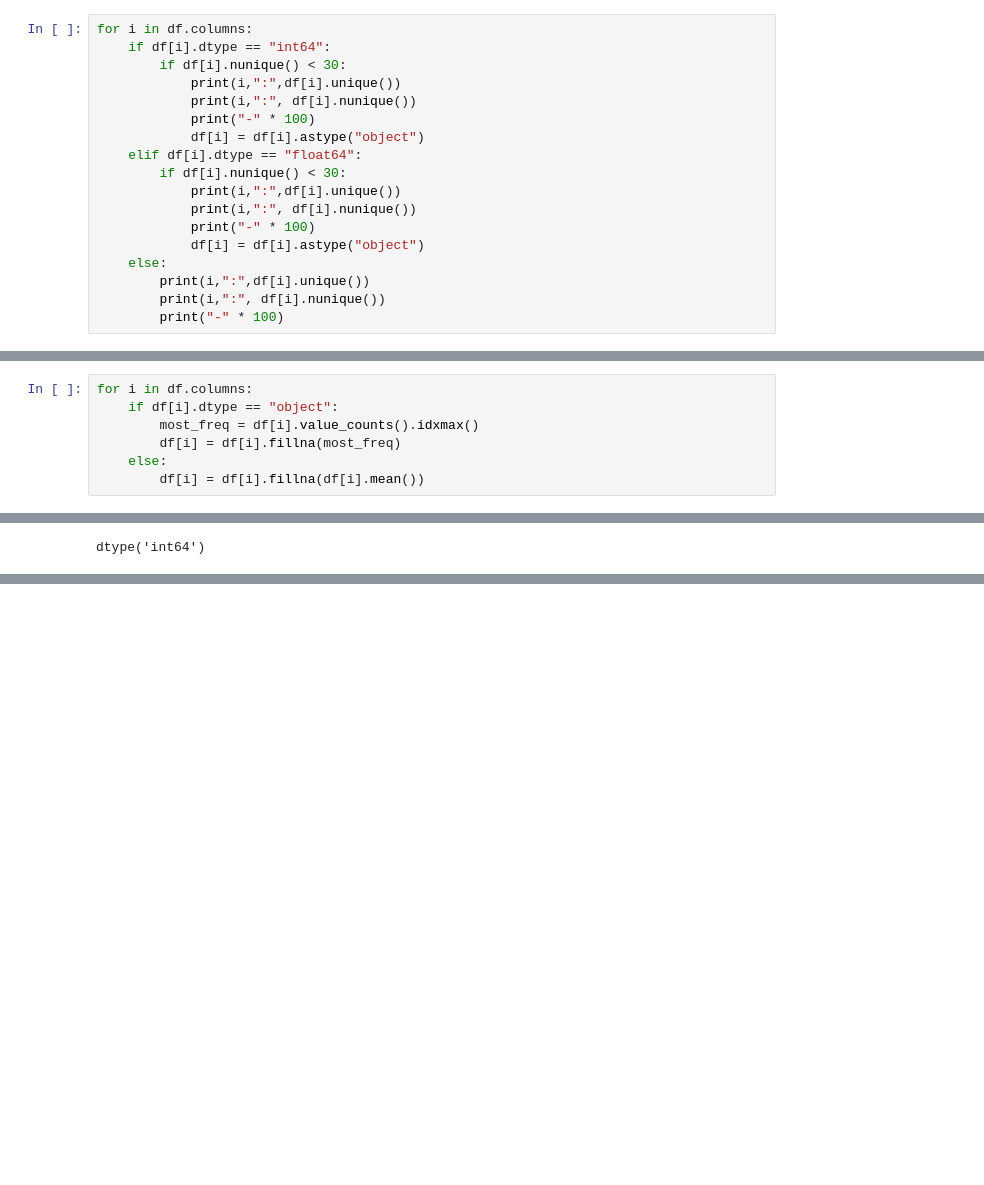
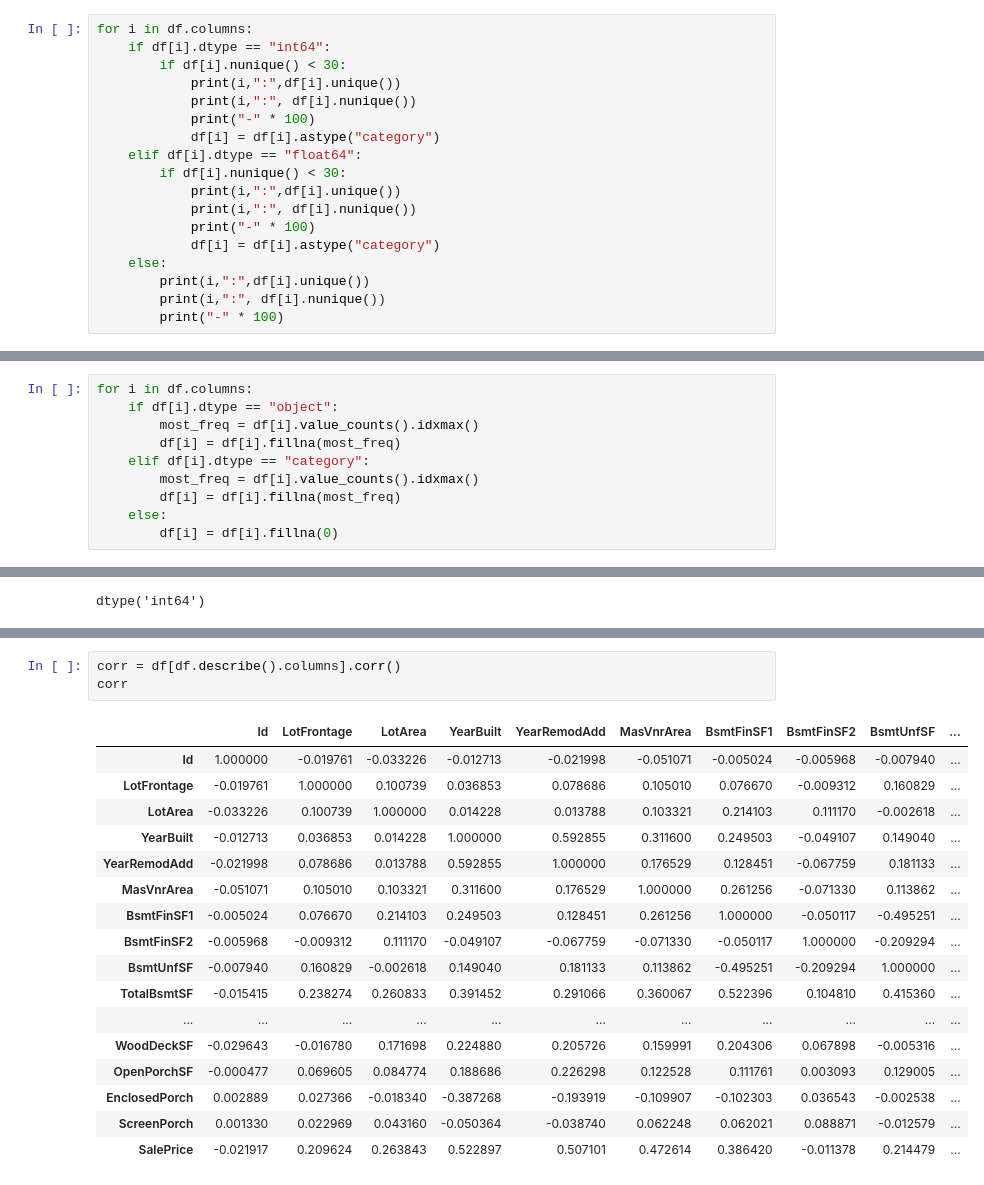
Before and after one commit to choeyunbeom/test-repo, a Jupyter notebook: house_price.ipynb, the cells around one changed output, grey strips where cells are left out. Cells and saved outputs as stored; diff of their text form; blank space fills up the shorter version.

```diff
--- a/house_price.ipynb
+++ b/house_price.ipynb
@@ -85,13 +87,13 @@ for i in df.columns:
             print(i,":",df[i].unique())
             print(i,":", df[i].nunique())
             print("-" * 100)
-            df[i] = df[i].astype("object")
+            df[i] = df[i].astype("category")
     elif df[i].dtype == "float64":
         if df[i].nunique() < 30:
             print(i,":",df[i].unique())
             print(i,":", df[i].nunique())
             print("-" * 100)
-            df[i] = df[i].astype("object")
+            df[i] = df[i].astype("category")
     else:
         print(i,":",df[i].unique())
         print(i,":", df[i].nunique())
@@ -119,8 +123,11 @@ for i in df.columns:
     if df[i].dtype == "object":
         most_freq = df[i].value_counts().idxmax()
         df[i] = df[i].fillna(most_freq)
+    elif df[i].dtype == "category":
+        most_freq = df[i].value_counts().idxmax()
+        df[i] = df[i].fillna(most_freq)
     else:
-        df[i] = df[i].fillna(df[i].mean())
+        df[i] = df[i].fillna(0)
 # %%
 df['Id'].dtype
 # %% [output]
@@ -159,0 +182,21 @@ df.head()
+# %%
+corr = df[df.describe().columns].corr()
+corr
+# %% [output]
+|  | Id | LotFrontage | LotArea | YearBuilt | YearRemodAdd | MasVnrArea | BsmtFinSF1 | BsmtFinSF2 | BsmtUnfSF | ... |
+| Id | 1.000000 | -0.019761 | -0.033226 | -0.012713 | -0.021998 | -0.051071 | -0.005024 | -0.005968 | -0.007940 | ... |
+| LotFrontage | -0.019761 | 1.000000 | 0.100739 | 0.036853 | 0.078686 | 0.105010 | 0.076670 | -0.009312 | 0.160829 | ... |
+| LotArea | -0.033226 | 0.100739 | 1.000000 | 0.014228 | 0.013788 | 0.103321 | 0.214103 | 0.111170 | -0.002618 | ... |
+| YearBuilt | -0.012713 | 0.036853 | 0.014228 | 1.000000 | 0.592855 | 0.311600 | 0.249503 | -0.049107 | 0.149040 | ... |
+| YearRemodAdd | -0.021998 | 0.078686 | 0.013788 | 0.592855 | 1.000000 | 0.176529 | 0.128451 | -0.067759 | 0.181133 | ... |
+| MasVnrArea | -0.051071 | 0.105010 | 0.103321 | 0.311600 | 0.176529 | 1.000000 | 0.261256 | -0.071330 | 0.113862 | ... |
+| BsmtFinSF1 | -0.005024 | 0.076670 | 0.214103 | 0.249503 | 0.128451 | 0.261256 | 1.000000 | -0.050117 | -0.495251 | ... |
+| BsmtFinSF2 | -0.005968 | -0.009312 | 0.111170 | -0.049107 | -0.067759 | -0.071330 | -0.050117 | 1.000000 | -0.209294 | ... |
+| BsmtUnfSF | -0.007940 | 0.160829 | -0.002618 | 0.149040 | 0.181133 | 0.113862 | -0.495251 | -0.209294 | 1.000000 | ... |
+| TotalBsmtSF | -0.015415 | 0.238274 | 0.260833 | 0.391452 | 0.291066 | 0.360067 | 0.522396 | 0.104810 | 0.415360 | ... |
+| ... | ... | ... | ... | ... | ... | ... | ... | ... | ... | ... |
+| WoodDeckSF | -0.029643 | -0.016780 | 0.171698 | 0.224880 | 0.205726 | 0.159991 | 0.204306 | 0.067898 | -0.005316 | ... |
+| OpenPorchSF | -0.000477 | 0.069605 | 0.084774 | 0.188686 | 0.226298 | 0.122528 | 0.111761 | 0.003093 | 0.129005 | ... |
+| EnclosedPorch | 0.002889 | 0.027366 | -0.018340 | -0.387268 | -0.193919 | -0.109907 | -0.102303 | 0.036543 | -0.002538 | ... |
+| ScreenPorch | 0.001330 | 0.022969 | 0.043160 | -0.050364 | -0.038740 | 0.062248 | 0.062021 | 0.088871 | -0.012579 | ... |
+| SalePrice | -0.021917 | 0.209624 | 0.263843 | 0.522897 | 0.507101 | 0.472614 | 0.386420 | -0.011378 | 0.214479 | ... |
```
Also changed, not shown: parts of 23 cells of this notebook.
